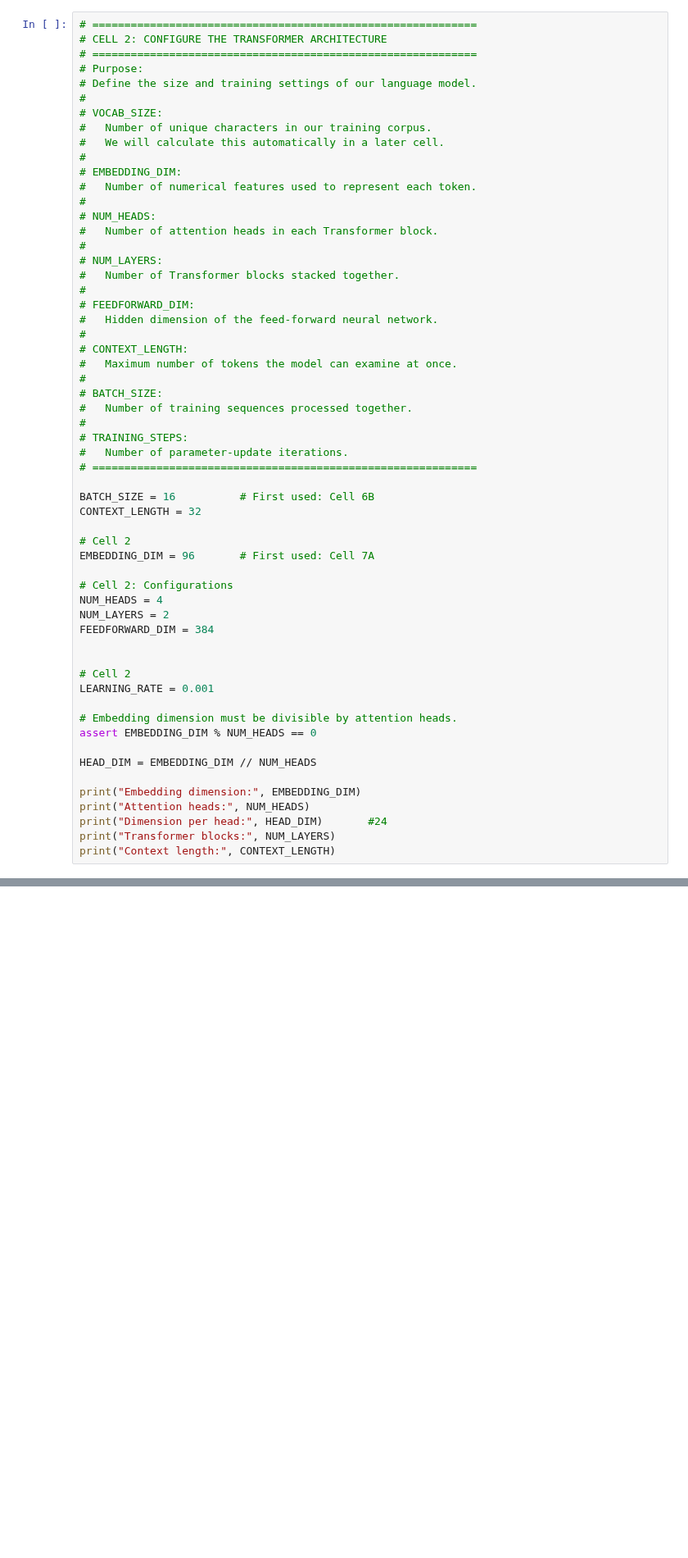
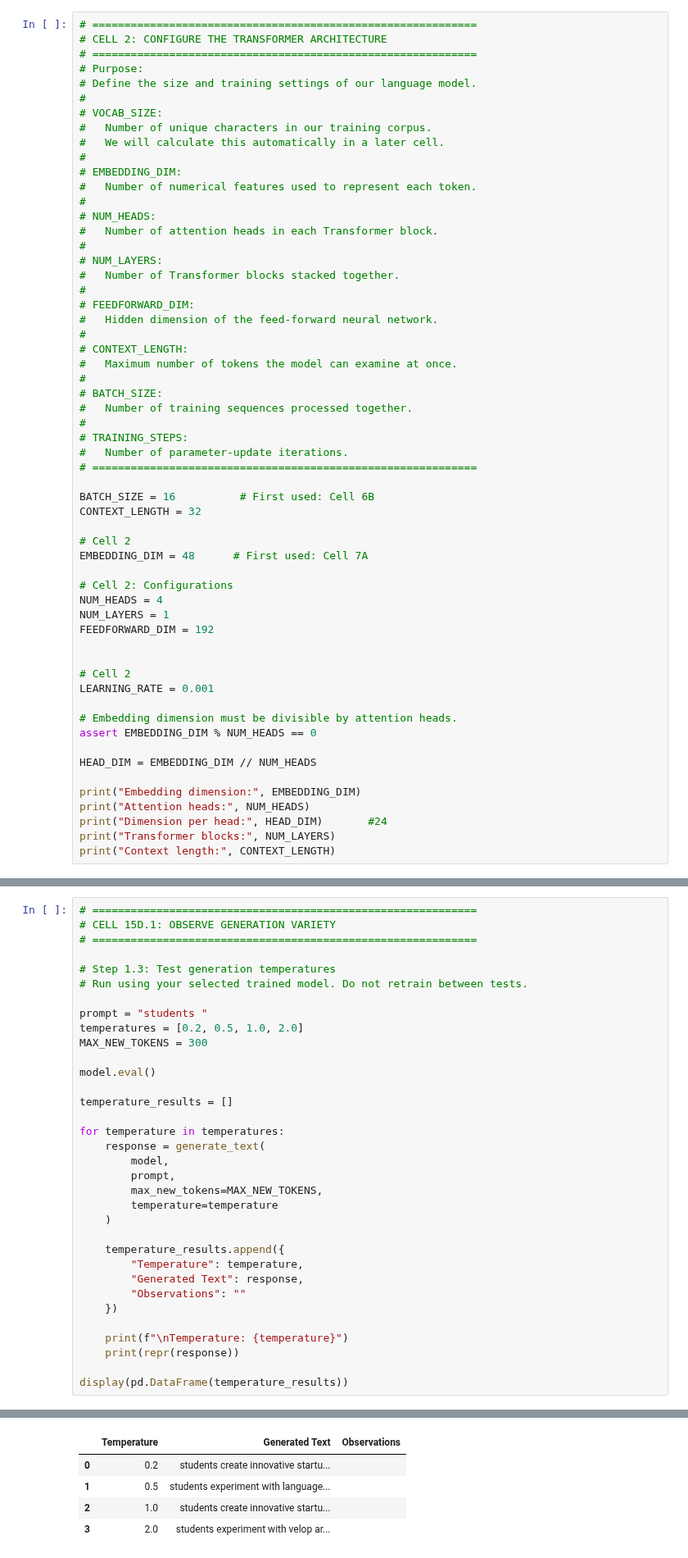
Before and after one commit to AnniecTW/6-moveon, a Jupyter notebook: Assignment_P1-A7/assignment_P1-A7_SLM.ipynb, the cells around one changed output, grey strips where cells are left out. Shown at 82% size. Drawn from its saved outputs; the diff is of its cells as text; blank space fills up the shorter version.

```diff
--- a/Assignment_P1-A7/assignment_P1-A7_SLM.ipynb
+++ b/Assignment_P1-A7/assignment_P1-A7_SLM.ipynb
@@ -163,12 +181,12 @@ BATCH_SIZE = 16          # First used: Cell 6B
 CONTEXT_LENGTH = 32
 
 # Cell 2
-EMBEDDING_DIM = 96       # First used: Cell 7A
+EMBEDDING_DIM = 48      # First used: Cell 7A
 
 # Cell 2: Configurations
 NUM_HEADS = 4
-NUM_LAYERS = 2
-FEEDFORWARD_DIM = 384
+NUM_LAYERS = 1
+FEEDFORWARD_DIM = 192
 
 
 # Cell 2
@@ -1814,0 +1857,35 @@ for temperature in temperatures:
+# %%
+# ============================================================
+# CELL 15D.1: OBSERVE GENERATION VARIETY
+# ============================================================
+
+# Step 1.3: Test generation temperatures
+# Run using your selected trained model. Do not retrain between tests.
+
+prompt = "students "
+temperatures = [0.2, 0.5, 1.0, 2.0]
+MAX_NEW_TOKENS = 300
+
+model.eval()
+
+temperature_results = []
+
+for temperature in temperatures:
+    response = generate_text(
+        model,
+        prompt,
+        max_new_tokens=MAX_NEW_TOKENS,
+        temperature=temperature
+    )
+
+    temperature_results.append({
+        "Temperature": temperature,
+        "Generated Text": response,
+        "Observations": ""
+    })
+
+    print(f"\nTemperature: {temperature}")
+    print(repr(response))
+
+display(pd.DataFrame(temperature_results))
+# %% [output]
@@ -1815,2 +1903,7 @@ for temperature in temperatures:
+|  | Temperature | Generated Text | Observations |
+| 0 | 0.2 | students create innovative startu... |  |
+| 1 | 0.5 | students experiment with language... |  |
+| 2 | 1.0 | students create innovative startu... |  |
+| 3 | 2.0 | students experiment with velop ar... |  |
 # %%
 # ============================================================
```
Also changed, not shown: parts of 30 cells of this notebook.
